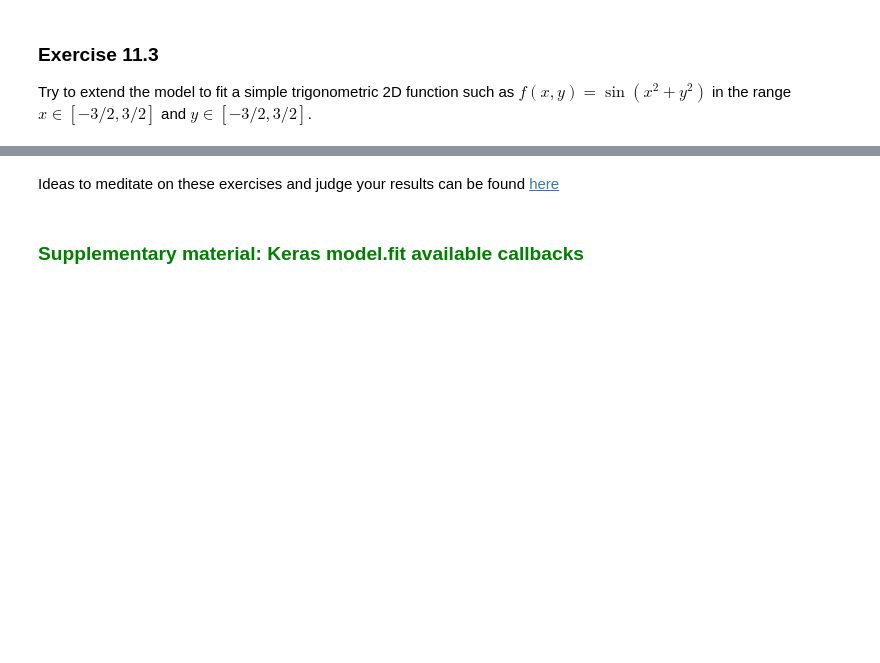
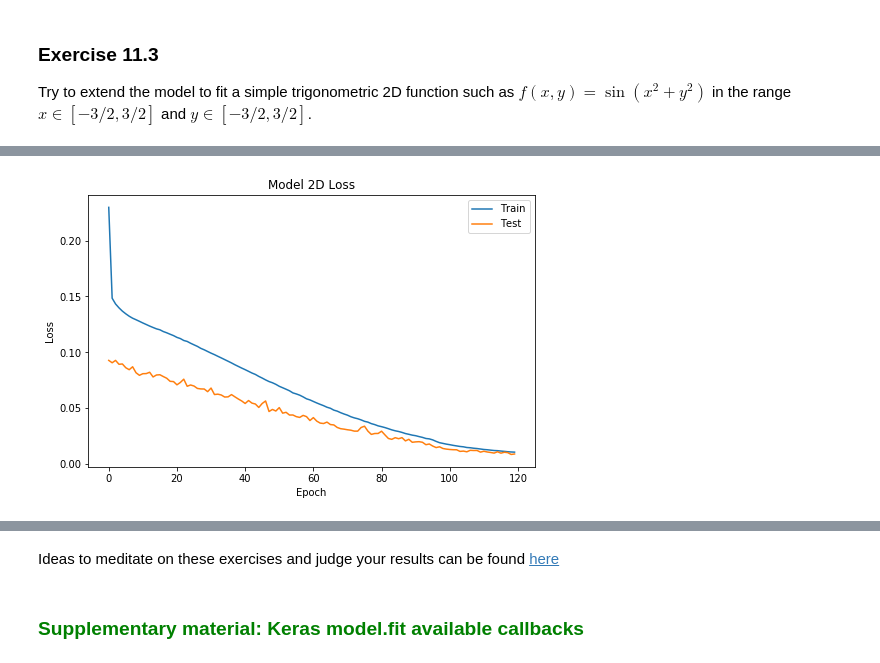
Before and after one commit to rcote98/LSN_exercise_delivery, a Jupyter notebook: esercitazione11/esercitazione11.ipynb, the cells around one changed output, grey strips where cells are left out. Saved outputs shown, nothing was run; the diff lists cells and outputs as text; code cells hidden in the pictures; blank space fills up the shorter version.

```diff
--- a/esercitazione11/esercitazione11.ipynb
+++ b/esercitazione11/esercitazione11.ipynb
@@ -319,0 +611,28 @@ def func2D(x,y):
+# %%
+#model composition
+
+x_train = np.transpose(x_train)
+x_valid = np.transpose(x_valid)
+
+model2D = tf.keras.Sequential()
+
+model2D.add(Dense(6 ,input_shape=(2,)))
+
+model2D.add(Dense(30, activation='relu'))
+
+model2D.add(Dense(15, activation='relu'))
+
+model2D.add(Dense(1))
+
+# compile the model choosing optimizer, loss and metrics objects
+model2D.compile(optimizer='sgd', loss='mse', metrics=['mse'])
+
+model2D.summary()
+
+# fit the model using training dataset
+# over 10 epochs of 32 batch size each
+# report training progress against validation data
+history2D = model2D.fit(x=x_train, y=f_train,
+          batch_size=32, epochs=120,
+          shuffle=True, # a good idea is to shuffle input before at each epoch
+          validation_data=(x_valid, f_valid))
@@ -319,0 +657,15 @@ def func2D(x,y):
+# %%
+# look into training history
+# Plot training & validation loss values
+
+fig = plt.figure(figsize=(8,5))
+
+plt.plot(history2D.history['loss'])
+plt.plot(history2D.history['val_loss'])
+plt.title('Model 2D Loss')
+plt.ylabel('Loss')
+plt.xlabel('Epoch')
+plt.legend(['Train', 'Test'], loc='best')
+plt.show()
+# %% [output]
+[figure, added]
```
Also changed, not shown: parts of 26 cells of this notebook, 37 other files.
